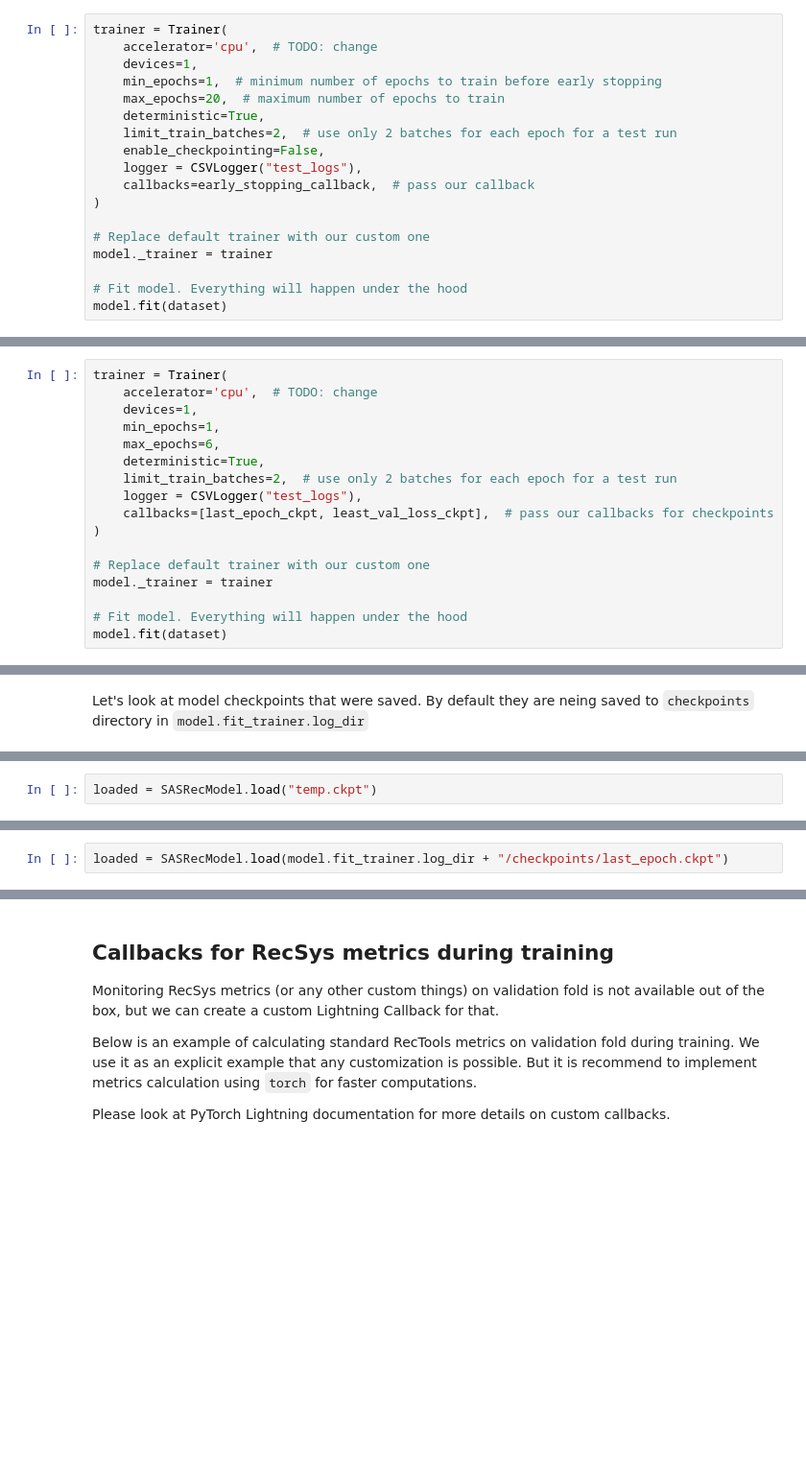
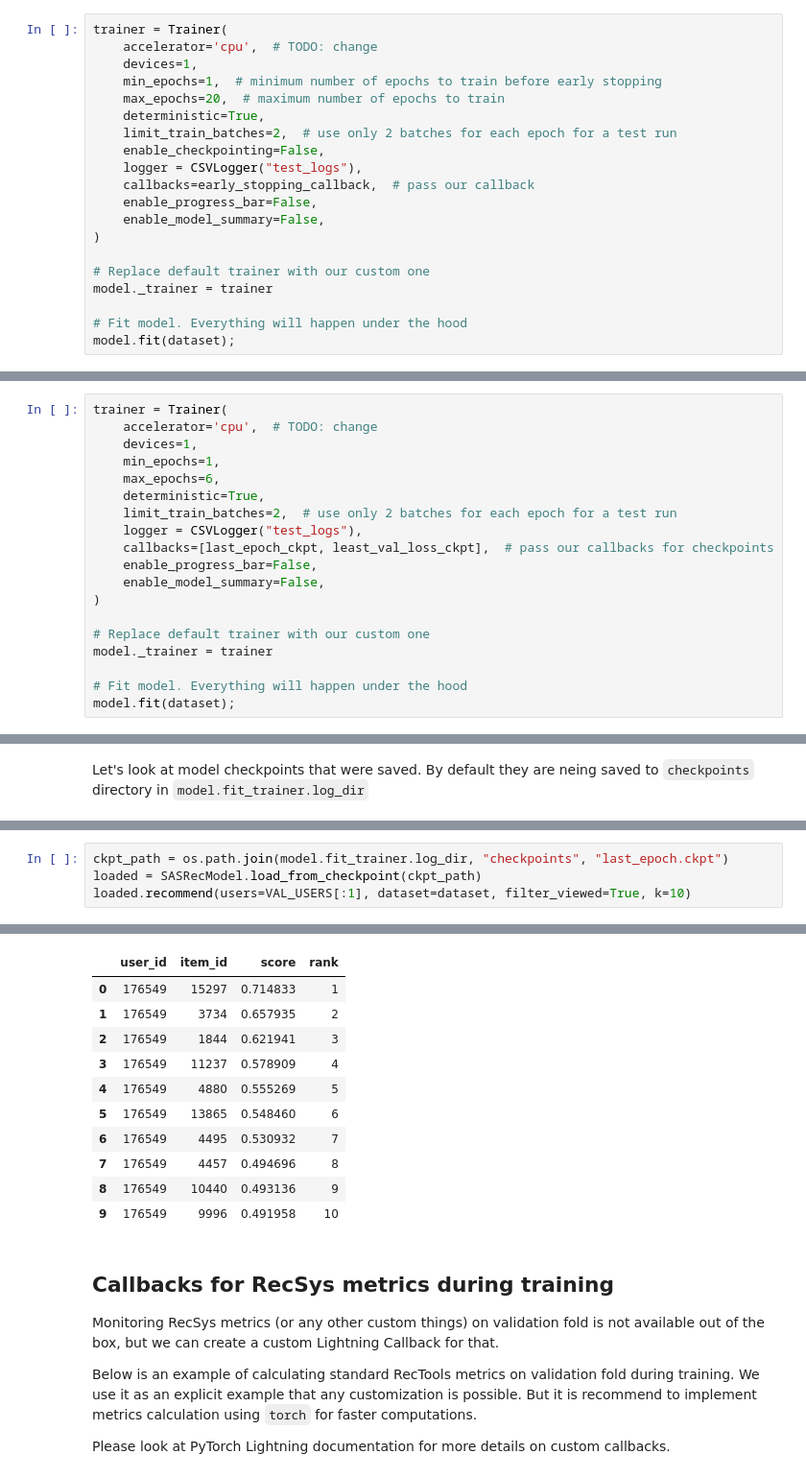
Before and after one commit to MobileTeleSystems/RecTools, a Jupyter notebook: examples/tutorials/transformers_advanced_training_guide.ipynb, the cells around one changed output, grey strips where cells are left out. Shown at 96% size. Saved outputs shown, nothing was run; the diff lists cells and outputs as text; blank space fills up the shorter version.

Commit message:
linters and user guide

```diff
--- a/examples/tutorials/transformers_advanced_training_guide.ipynb
+++ b/examples/tutorials/transformers_advanced_training_guide.ipynb
@@ -227,13 +208,15 @@ trainer = Trainer(
     enable_checkpointing=False,
     logger = CSVLogger("test_logs"),
     callbacks=early_stopping_callback,  # pass our callback
+    enable_progress_bar=False,
+    enable_model_summary=False,
 )
 
 # Replace default trainer with our custom one
 model._trainer = trainer
 
 # Fit model. Everything will happen under the hood
-model.fit(dataset)
+model.fit(dataset);
 # %% [output]
 GPU available: False, used: False
 TPU available: False, using: 0 TPU cores
@@ -288,13 +260,15 @@ trainer = Trainer(
     limit_train_batches=2,  # use only 2 batches for each epoch for a test run
     logger = CSVLogger("test_logs"),
     callbacks=[last_epoch_ckpt, least_val_loss_ckpt],  # pass our callbacks for checkpoints
+    enable_progress_bar=False,
+    enable_model_summary=False,
 )
 
 # Replace default trainer with our custom one
 model._trainer = trainer
 
 # Fit model. Everything will happen under the hood
-model.fit(dataset)
+model.fit(dataset);
 # %% [output]
 GPU available: False, used: False
 TPU available: False, using: 0 TPU cores
@@ -329,2 +284,0 @@ model.save("temp.ckpt")
-# %%
-loaded = SASRecModel.load("temp.ckpt")
@@ -335,2 +284,0 @@ HPU available: False, using: 0 HPUs
-# %%
-loaded = SASRecModel.load(model.fit_trainer.log_dir + "/checkpoints/last_epoch.ckpt")
@@ -339,0 +292,5 @@ but no persistent_load function was specified.
+# %%
+ckpt_path = os.path.join(model.fit_trainer.log_dir, "checkpoints", "last_epoch.ckpt")
+loaded = SASRecModel.load_from_checkpoint(ckpt_path)
+loaded.recommend(users=VAL_USERS[:1], dataset=dataset, filter_viewed=True, k=10)
+# %% [output]
@@ -340,3 +306,14 @@ but no persistent_load function was specified.
+|  | user_id | item_id | score | rank |
+| 0 | 176549 | 15297 | 0.714833 | 1 |
+| 1 | 176549 | 3734 | 0.657935 | 2 |
+| 2 | 176549 | 1844 | 0.621941 | 3 |
+| 3 | 176549 | 11237 | 0.578909 | 4 |
+| 4 | 176549 | 4880 | 0.555269 | 5 |
+| 5 | 176549 | 13865 | 0.548460 | 6 |
+| 6 | 176549 | 4495 | 0.530932 | 7 |
+| 7 | 176549 | 4457 | 0.494696 | 8 |
+| 8 | 176549 | 10440 | 0.493136 | 9 |
+| 9 | 176549 | 9996 | 0.491958 | 10 |
 # %% [markdown]
 ## Callbacks for RecSys metrics during training
 
```
Also changed, not shown: parts of 26 cells of this notebook, 2 other files.
